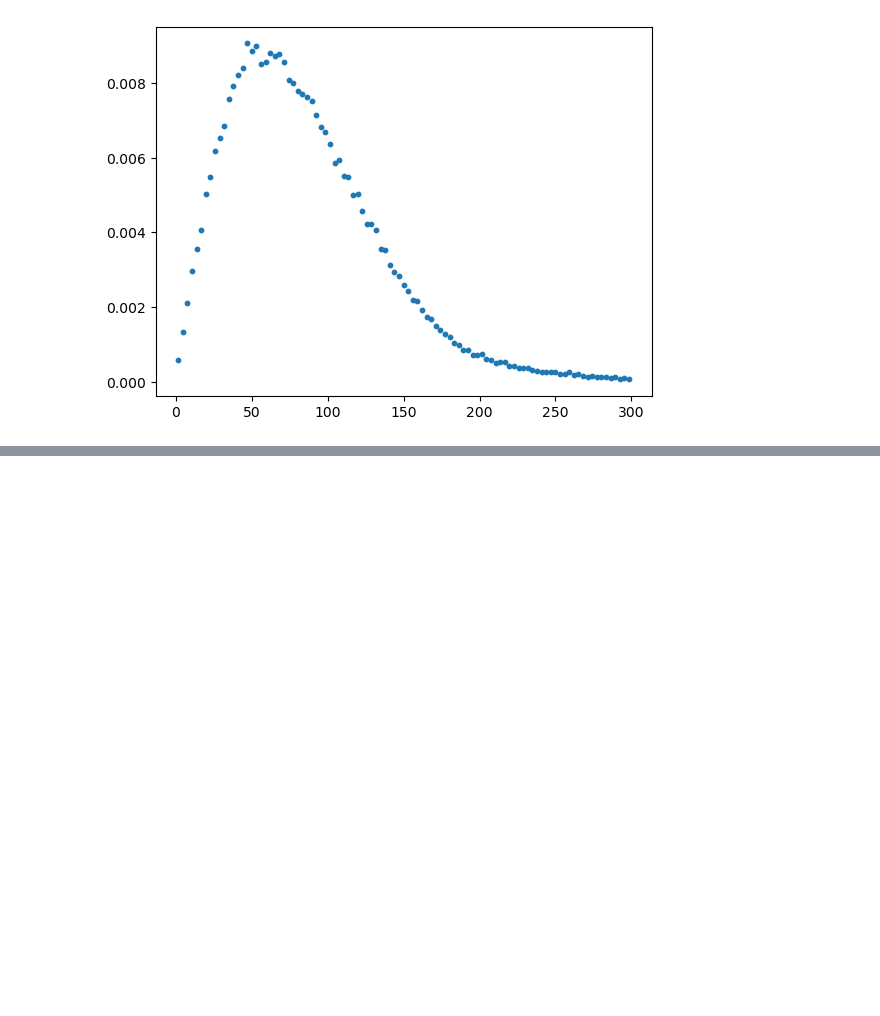
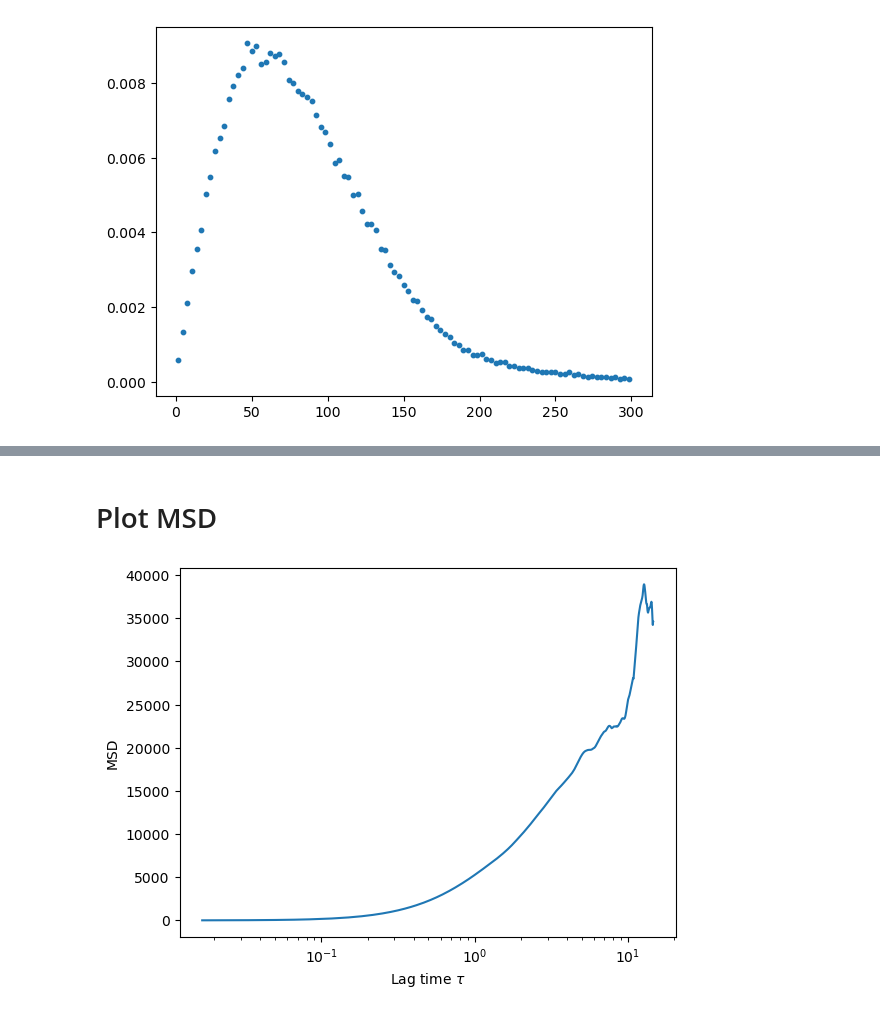
Before and after one commit to HerveSV/Maxwell_Demon_IPT, a Jupyter notebook: maxwell_demon/2_data_analysis.ipynb, the cells around one changed output, grey strips where cells are left out. Cells and saved outputs as stored; diff of their text form; code cells hidden in the pictures; blank space fills up the shorter version.

```diff
--- a/maxwell_demon/2_data_analysis.ipynb
+++ b/maxwell_demon/2_data_analysis.ipynb
@@ -175,0 +324,2 @@ plt.scatter(speed_space, density_speed, s=10)
+# %% [markdown]
+# Plot MSD
@@ -175,0 +376,15 @@ plt.scatter(speed_space, density_speed, s=10)
+# %%
+mm_per_px = 350. / (1000-40) # mm / px, quite rough
+fps = 60.
+
+df_msd = pd.read_csv("/Users/hervesv/Documents/CloudDrive/IPT/Maxwell_Demon_2025/data/13-11/1.75g/1.75g@15Hz.csv")
+
+lag, msd = compute_MSD(df_msd, time_conversion=1/fps, length_conversion=mm_per_px)
+
+plt.plot(lag, msd)
+plt.xscale("log")
+plt.xlabel(r"Lag time $\tau$")
+plt.ylabel("MSD")
+plt.show()
+# %% [output]
+[figure, added]
```
Also changed, not shown: parts of 26 cells of this notebook, 6 other files.
